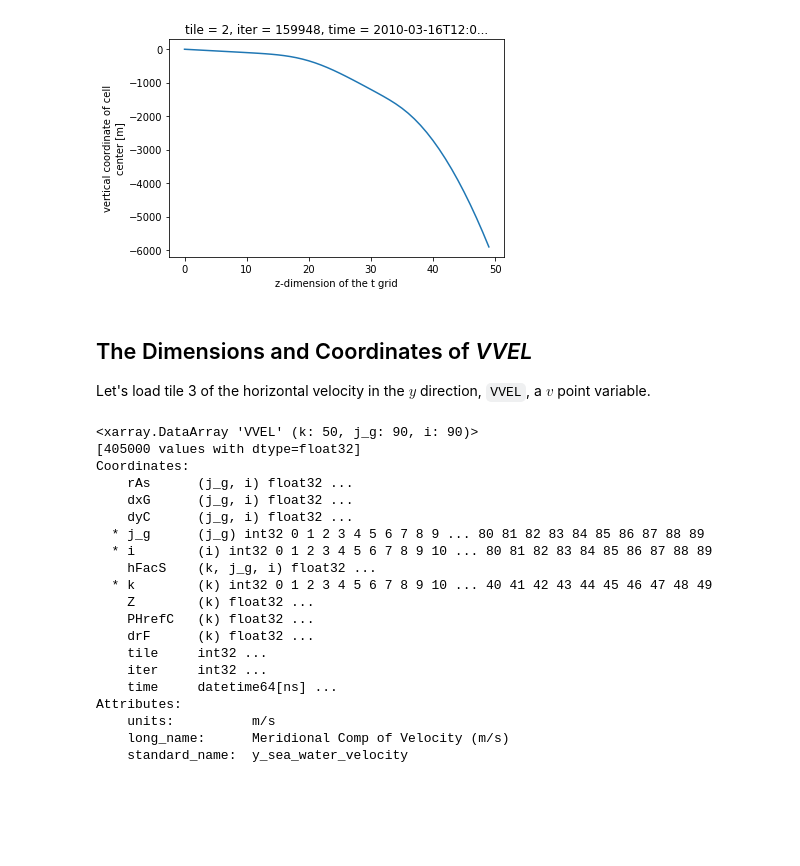
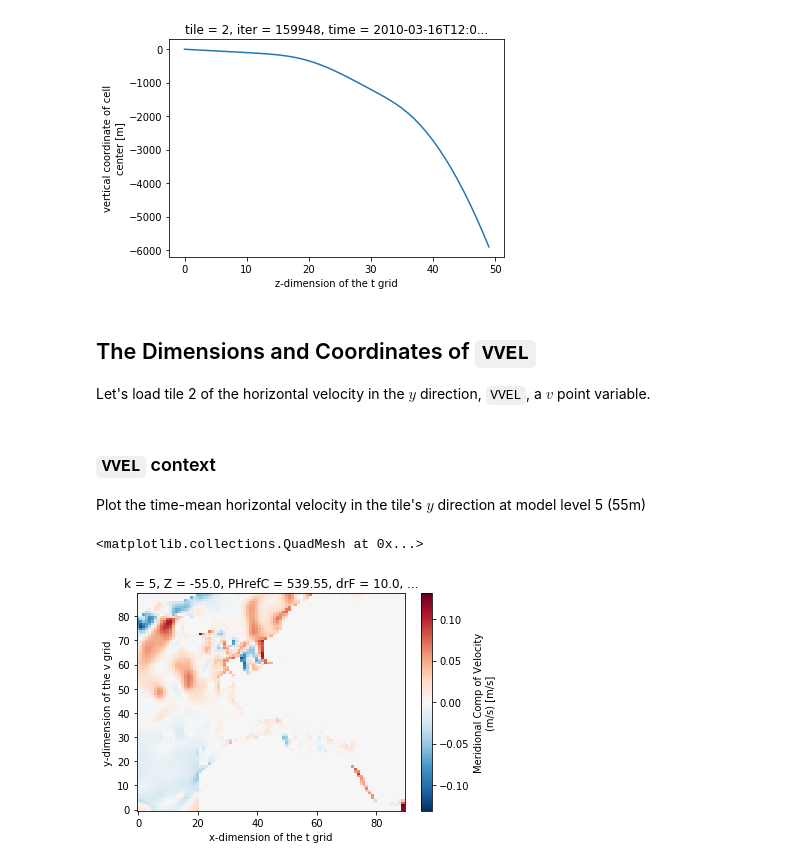
Before and after one commit to ECCO-GROUP/ECCO-v4-Python-Tutorial, a Jupyter notebook: Tutorials_as_Jupyter_Notebooks/ECCO_v4_Coordinates_and_Dimensions_of_ECCOv4_NetCDF_files.ipynb, the cells around one changed output. Drawn from its saved outputs; the diff is of its cells as text; code cells hidden in the pictures; blank space fills up the shorter version.

```diff
--- a/Tutorials_as_Jupyter_Notebooks/ECCO_v4_Coordinates_and_Dimensions_of_ECCOv4_NetCDF_files.ipynb
+++ b/Tutorials_as_Jupyter_Notebooks/ECCO_v4_Coordinates_and_Dimensions_of_ECCOv4_NetCDF_files.ipynb
@@ -401,35 +496,22 @@ uvel_dataset.Z.plot()
 [<matplotlib.lines.Line2D at 0x...>]
 [figure]
 # %% [markdown]
-## The Dimensions and Coordinates of *VVEL*
+## The Dimensions and Coordinates of ``VVEL``
 
-Let's load tile 3 of the horizontal velocity in the $y$ direction, ``VVEL``, a $v$ point variable.
+Let's load tile 2 of the horizontal velocity in the $y$ direction, ``VVEL``, a $v$ point variable.
 # %%
 # Directory of the VVEL files
 data_dir= ECCO_dir + '/mon_mean/VVEL/2010/03/'
 
 fname = 'VVEL_2010_03_tile_02.nc'
-vvel_dataset = xr.open_dataset(data_dir + fname)
+vvel_dataset = xr.open_dataset(data_dir + fname).load()
 vvel_dataset.attrs = []
-vvel_dataset.VVEL
-# %% [output]
-<xarray.DataArray 'VVEL' (k: 50, j_g: 90, i: 90)>
-[405000 values with dtype=float32]
-Coordinates:
-    rAs      (j_g, i) float32 ...
-    dxG      (j_g, i) float32 ...
-    dyC      (j_g, i) float32 ...
-  * j_g      (j_g) int32 0 1 2 3 4 5 6 7 8 9 ... 80 81 82 83 84 85 86 87 88 89
-  * i        (i) int32 0 1 2 3 4 5 6 7 8 9 10 ... 80 81 82 83 84 85 86 87 88 89
-    hFacS    (k, j_g, i) float32 ...
-  * k        (k) int32 0 1 2 3 4 5 6 7 8 9 10 ... 40 41 42 43 44 45 46 47 48 49
-    Z        (k) float32 ...
-    PHrefC   (k) float32 ...
-    drF      (k) float32 ...
-    tile     int32 ...
-    iter     int32 ...
-    time     datetime64[ns] ...
-Attributes:
-    units:          m/s
-    long_name:      Meridional Comp of Velocity (m/s)
-    standard_name:  y_sea_water_velocity
+# %% [markdown]
+### ``VVEL`` context
+
+Plot the time-mean horizontal velocity in the tile's $y$ direction at model level 5 (55m)
+# %%
+vvel_dataset.VVEL.sel(k=5).plot()
+# %% [output]
+<matplotlib.collections.QuadMesh at 0x...>
+[figure, added]
```
Also changed, not shown: parts of 30 cells of this notebook, 2 other files.
